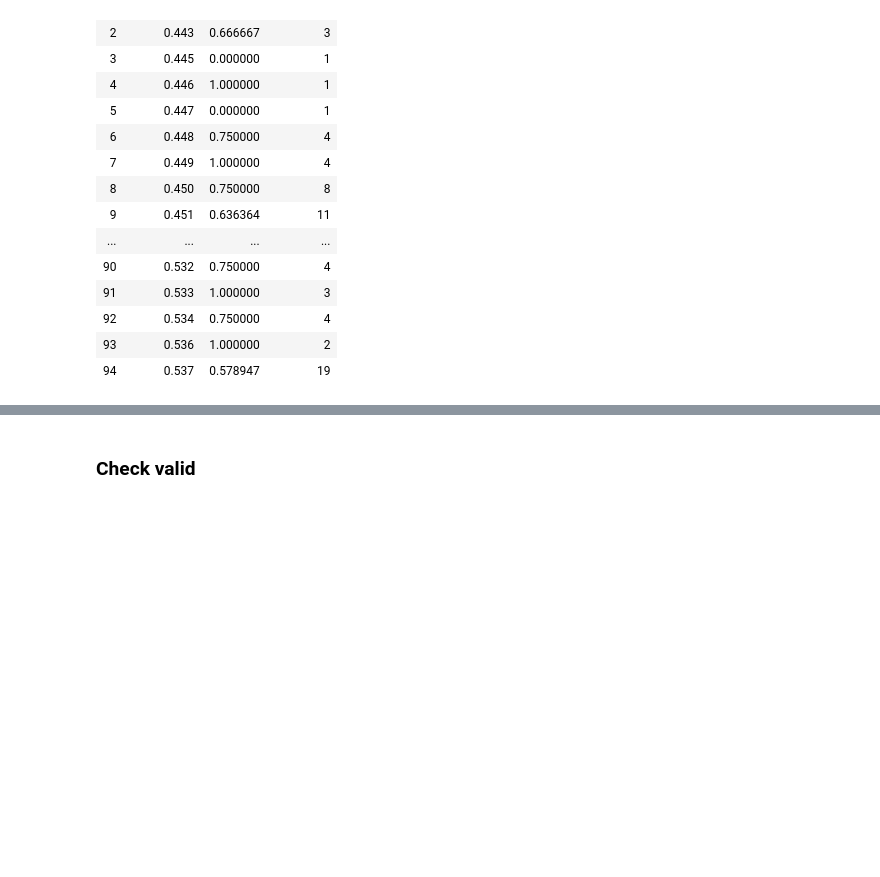
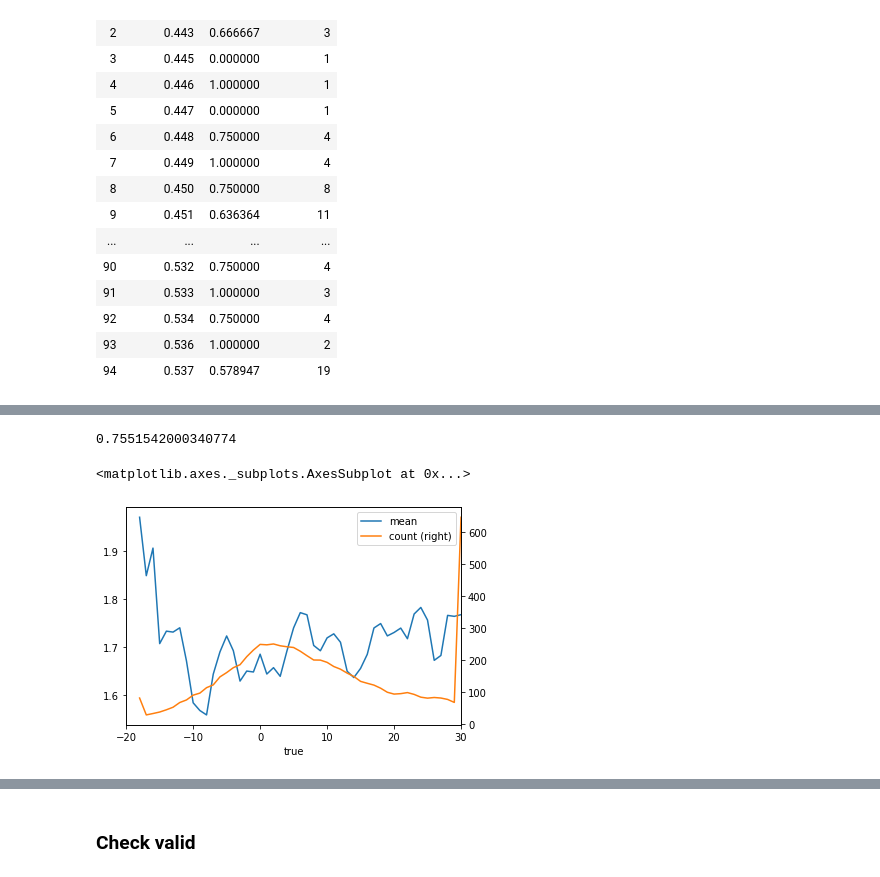
Before and after one commit to showeye/wse_analytics, a Jupyter notebook: bossa.ipynb, the cells around one changed output, grey strips where cells are left out. Cells and saved outputs as stored; diff of their text form; code cells hidden in the pictures; blank space fills up the shorter version.

```diff
--- a/bossa.ipynb
+++ b/bossa.ipynb
@@ -839,0 +850,6 @@ df_res_grouped
+# %%
+preds = model.predict(eval_data)
+# %%
+df_res = pd.concat([pd.DataFrame(preds), pd.Series(eval_labels)], axis=1)
+# %%
+df_res.columns = ['preds', 'true']
@@ -839,0 +858,12 @@ df_res_grouped
+# %%
+df_res.loc[(df_res.preds > check_val) & (df_res.true > check_val)].shape[0] / \
+df_res.loc[(df_res.true > check_val)].shape[0]
+# %% [output]
+0.7551542000340774
+# %%
+df_res.loc[:,'true'] = df_res.true.round()
+# %%
+df_res.groupby('true').agg(['mean', 'count'])['preds'].plot(secondary_y='count')
+# %% [output]
+<matplotlib.axes._subplots.AxesSubplot at 0x...>
+[figure, added]
```
Also changed, not shown: parts of 24 cells of this notebook.
